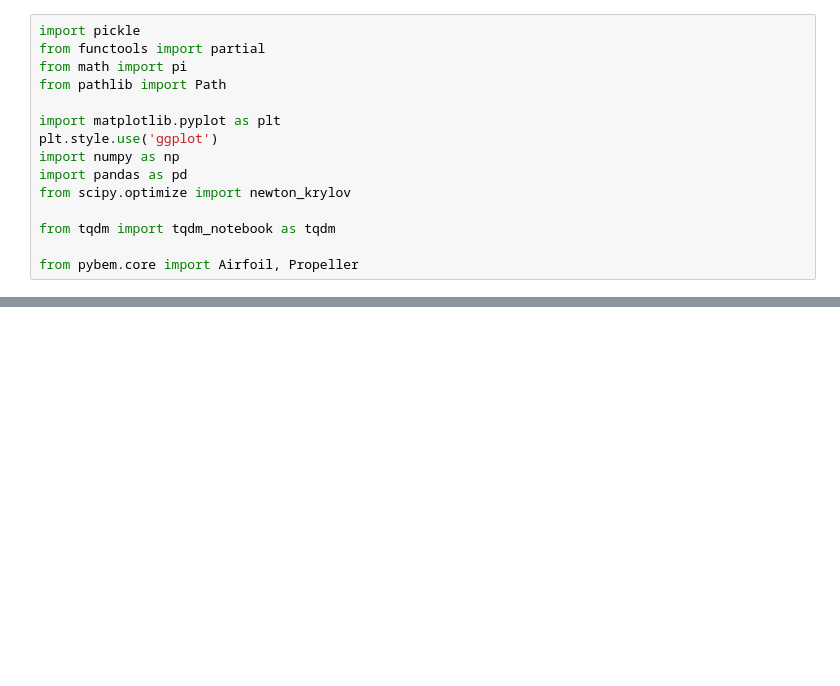
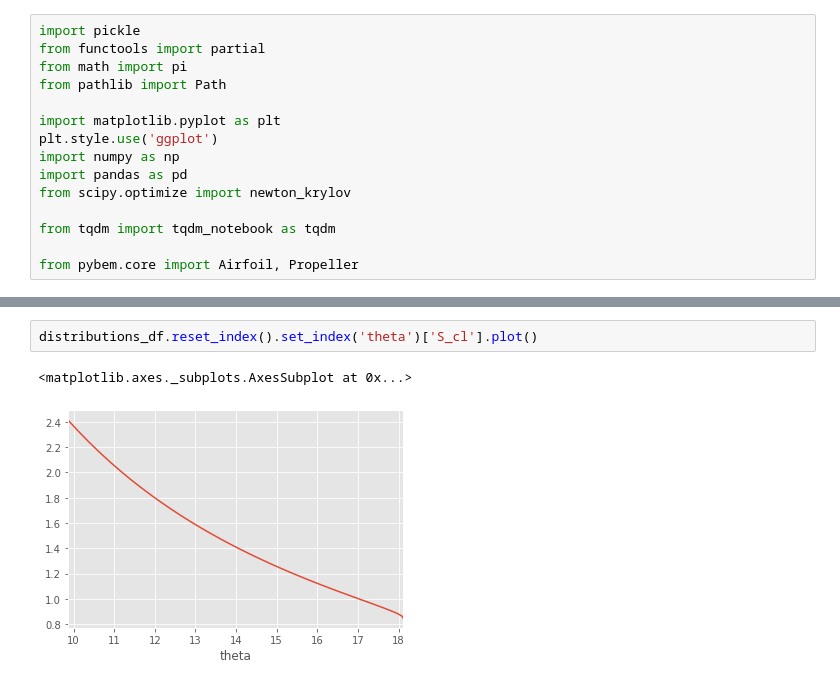
Before and after one commit to KikeM/pybem, a Jupyter notebook: sandbox/fixing-new-implementation.ipynb, the cells around one changed output, grey strips where cells are left out. Drawn from its saved outputs; the diff is of its cells as text; blank space fills up the shorter version.

```diff
--- a/sandbox/fixing-new-implementation.ipynb
+++ b/sandbox/fixing-new-implementation.ipynb
@@ -192,0 +176,5 @@ distributions_df = distributions_df.set_index('r')
+# %%
+distributions_df.reset_index().set_index('theta')['S_cl'].plot()
+# %% [output]
+<matplotlib.axes._subplots.AxesSubplot at 0x...>
+[figure, added]
```
Also changed, not shown: parts of 13 cells of this notebook, 2 other files.
